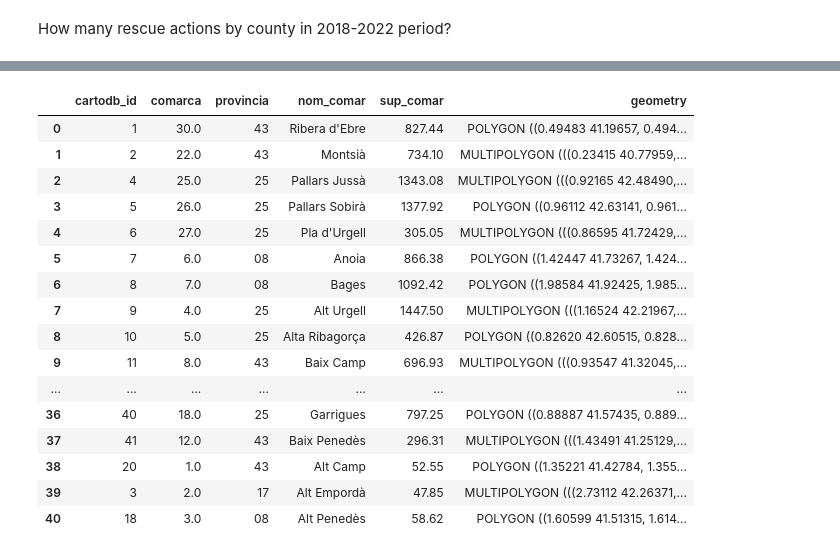
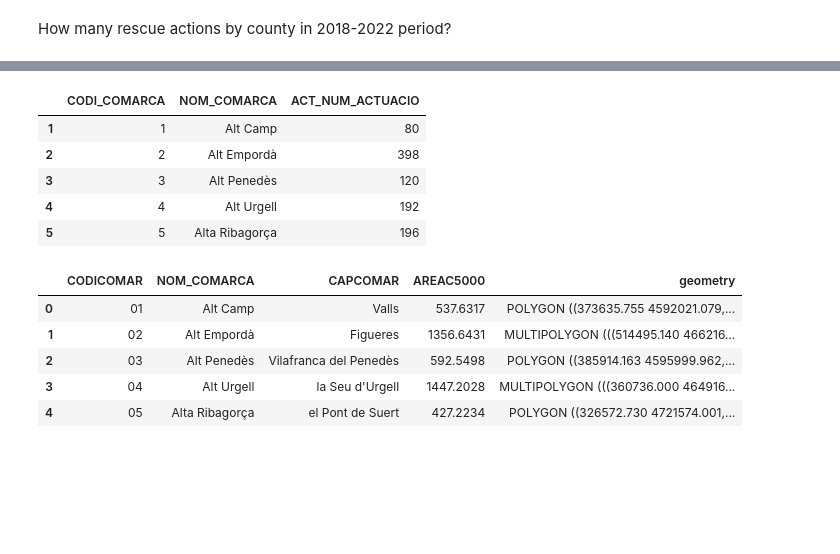
Before and after one commit to belenmvinhas/AVDM_ioib, a Jupyter notebook: ot/civil_protection_plans.ipynb, the cells around one changed output, grey strips where cells are left out. Drawn from its saved outputs; the diff is of its cells as text; code cells hidden in the pictures; blank space fills up the shorter version.

```diff
--- a/ot/civil_protection_plans.ipynb
+++ b/ot/civil_protection_plans.ipynb
@@ -134,20 +108,20 @@ cat.plot()
-# %%
-cat
-# %% [output]
-|  | cartodb_id | comarca | provincia | nom_comar | sup_comar | geometry |
-| 0 | 1 | 30.0 | 43 | Ribera d'Ebre | 827.44 | POLYGON ((0.49483 41.19657, 0.494... |
-| 1 | 2 | 22.0 | 43 | Montsià | 734.10 | MULTIPOLYGON (((0.23415 40.77959,... |
-| 2 | 4 | 25.0 | 25 | Pallars Jussà | 1343.08 | MULTIPOLYGON (((0.92165 42.48490,... |
-| 3 | 5 | 26.0 | 25 | Pallars Sobirà | 1377.92 | POLYGON ((0.96112 42.63141, 0.961... |
-| 4 | 6 | 27.0 | 25 | Pla d'Urgell | 305.05 | MULTIPOLYGON (((0.86595 41.72429,... |
-| 5 | 7 | 6.0 | 08 | Anoia | 866.38 | POLYGON ((1.42447 41.73267, 1.424... |
-| 6 | 8 | 7.0 | 08 | Bages | 1092.42 | POLYGON ((1.98584 41.92425, 1.985... |
-| 7 | 9 | 4.0 | 25 | Alt Urgell | 1447.50 | MULTIPOLYGON (((1.16524 42.21967,... |
-| 8 | 10 | 5.0 | 25 | Alta Ribagorça | 426.87 | POLYGON ((0.82620 42.60515, 0.828... |
-| 9 | 11 | 8.0 | 43 | Baix Camp | 696.93 | MULTIPOLYGON (((0.93547 41.32045,... |
-| ... | ... | ... | ... | ... | ... | ... |
-| 36 | 40 | 18.0 | 25 | Garrigues | 797.25 | POLYGON ((0.88887 41.57435, 0.889... |
-| 37 | 41 | 12.0 | 43 | Baix Penedès | 296.31 | MULTIPOLYGON (((1.43491 41.25129,... |
-| 38 | 20 | 1.0 | 43 | Alt Camp | 52.55 | POLYGON ((1.35221 41.42784, 1.355... |
-| 39 | 3 | 2.0 | 17 | Alt Empordà | 47.85 | MULTIPOLYGON (((2.73112 42.26371,... |
-| 40 | 18 | 3.0 | 08 | Alt Penedès | 58.62 | POLYGON ((1.60599 41.51315, 1.614... |
+# %%
+rescue_tot_comarca.head()
+# %% [output]
+|  | CODI_COMARCA | NOM_COMARCA | ACT_NUM_ACTUACIO |
+| 1 | 1 | Alt Camp | 80 |
+| 2 | 2 | Alt Empordà | 398 |
+| 3 | 3 | Alt Penedès | 120 |
+| 4 | 4 | Alt Urgell | 192 |
+| 5 | 5 | Alta Ribagorça | 196 |
+# %%
+cat = gpd.read_file(data_dir + "divisions-administratives-v2r1-comarques-100000-20220801.shx")
+cat.rename(columns = {'NOMCOMAR':'NOM_COMARCA'}, inplace = True)
+cat.head()
+# %% [output]
+|  | CODICOMAR | NOM_COMARCA | CAPCOMAR | AREAC5000 | geometry |
+| 0 | 01 | Alt Camp | Valls | 537.6317 | POLYGON ((373635.755 4592021.079,... |
+| 1 | 02 | Alt Empordà | Figueres | 1356.6431 | MULTIPOLYGON (((514495.140 466216... |
+| 2 | 03 | Alt Penedès | Vilafranca del Penedès | 592.5498 | POLYGON ((385914.163 4595999.962,... |
+| 3 | 04 | Alt Urgell | la Seu d'Urgell | 1447.2028 | MULTIPOLYGON (((360736.000 464916... |
+| 4 | 05 | Alta Ribagorça | el Pont de Suert | 427.2234 | POLYGON ((326572.730 4721574.001,... |
```
Also changed, not shown: parts of 6 cells of this notebook, 1 other file.
